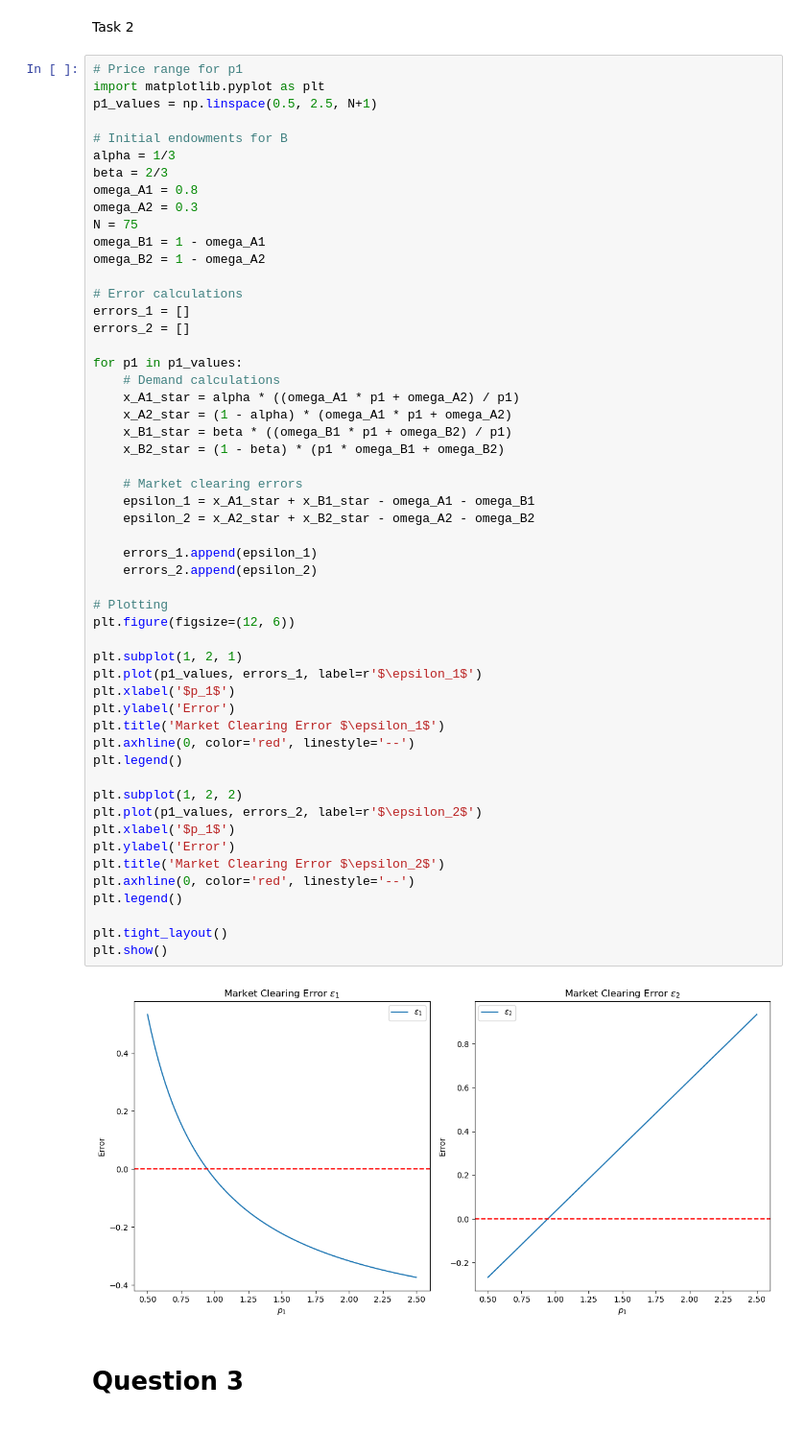
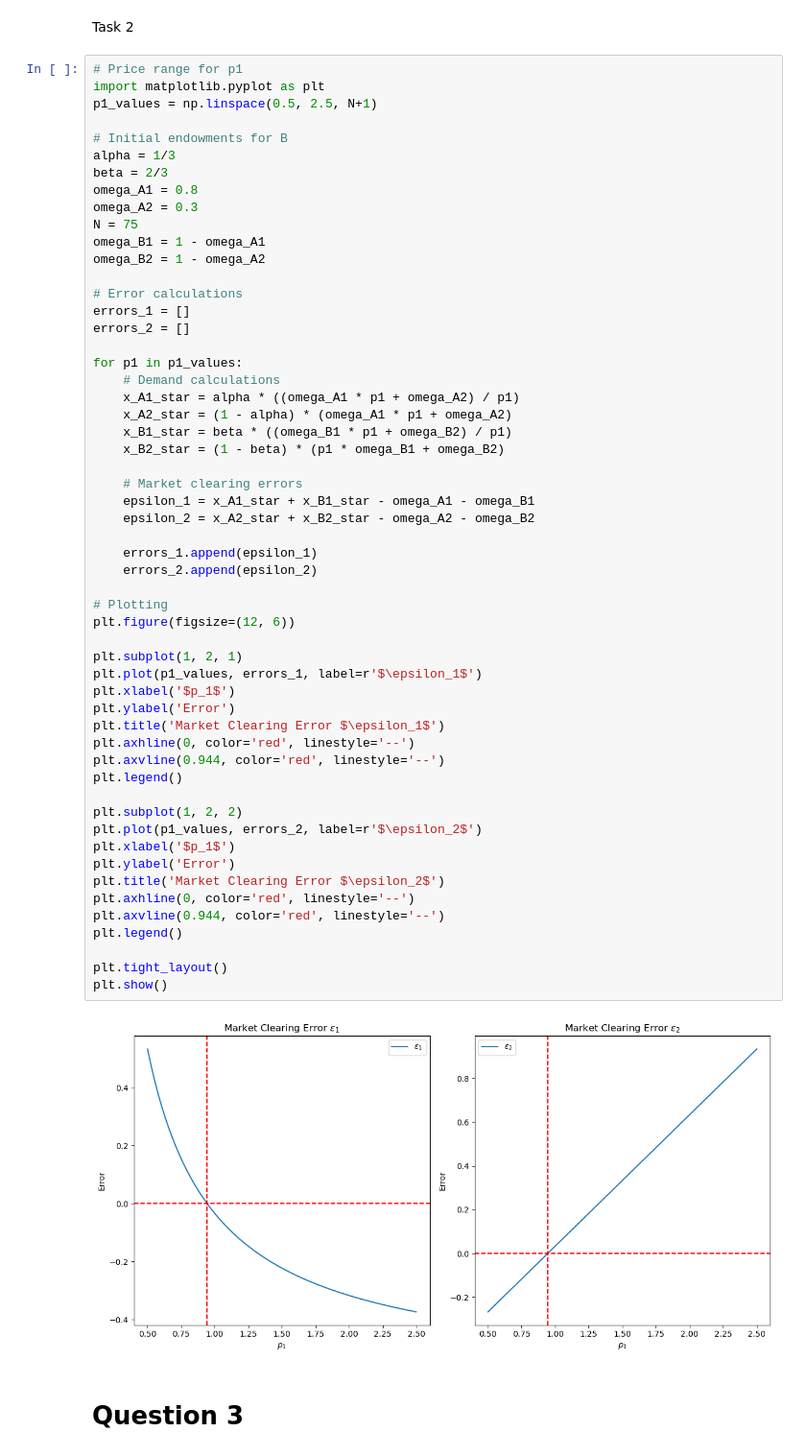
Before and after one commit to NumEconCopenhagen/projects-2024-sara-sara-huda, a Jupyter notebook: inauguralproject/inauguralproject.ipynb, the cells around one changed output. Shown at 96% size. Saved outputs shown, nothing was run; the diff lists cells and outputs as text.

```diff
--- a/inauguralproject/inauguralproject.ipynb
+++ b/inauguralproject/inauguralproject.ipynb
@@ -139,34 +139,36 @@ for p1 in p1_values:
 
     # Market clearing errors
     epsilon_1 = x_A1_star + x_B1_star - omega_A1 - omega_B1
     epsilon_2 = x_A2_star + x_B2_star - omega_A2 - omega_B2
 
     errors_1.append(epsilon_1)
     errors_2.append(epsilon_2)
 
 # Plotting
 plt.figure(figsize=(12, 6))
 
 plt.subplot(1, 2, 1)
 plt.plot(p1_values, errors_1, label=r'$\epsilon_1$')
 plt.xlabel('$p_1$')
 plt.ylabel('Error')
 plt.title('Market Clearing Error $\epsilon_1$')
 plt.axhline(0, color='red', linestyle='--')
+plt.axvline(0.944, color='red', linestyle='--')
 plt.legend()
 
 plt.subplot(1, 2, 2)
 plt.plot(p1_values, errors_2, label=r'$\epsilon_2$')
 plt.xlabel('$p_1$')
 plt.ylabel('Error')
 plt.title('Market Clearing Error $\epsilon_2$')
 plt.axhline(0, color='red', linestyle='--')
+plt.axvline(0.944, color='red', linestyle='--')
 plt.legend()
 
 plt.tight_layout()
 plt.show()
 # %% [output]
-[figure, old version]
+[figure, new version]
 # %% [markdown]
 # Question 3
 # %% [markdown]
```
